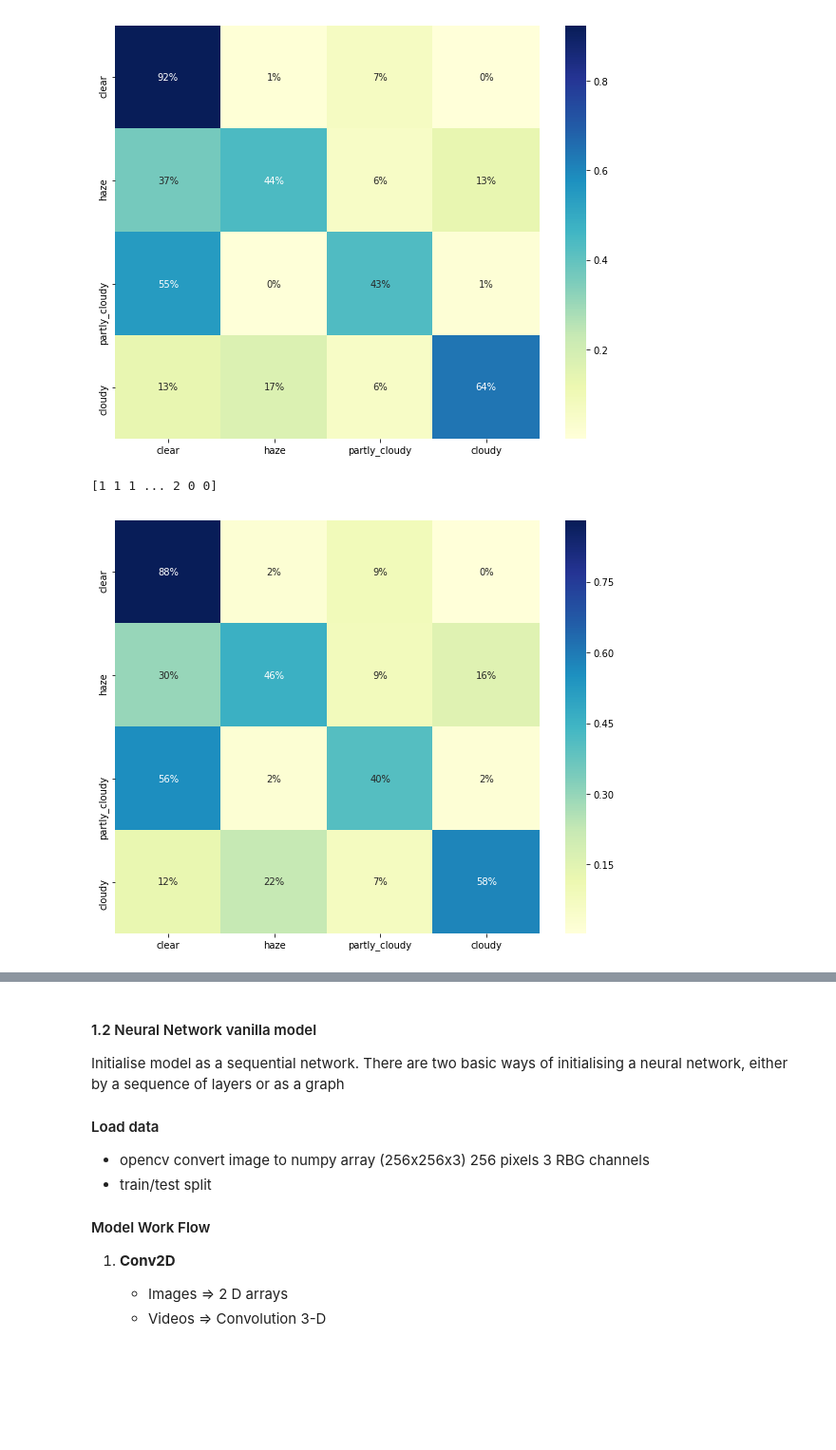
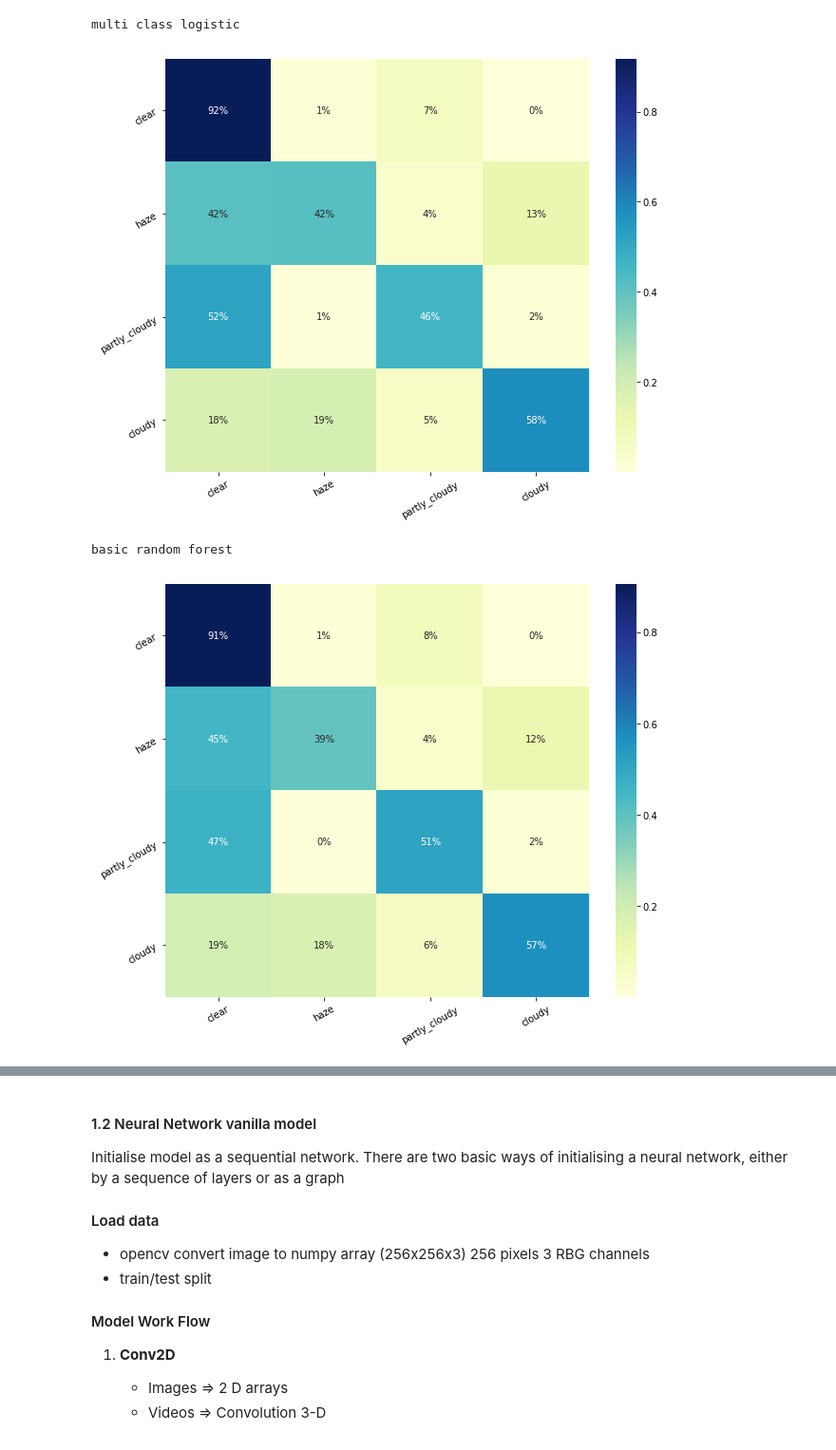
Before and after one commit to mumuxi15/02-Data-Science-Project, a Jupyter notebook: Multilabel image classification/Planet.ipynb, the cells around one changed output, grey strips where cells are left out. Shown at 95% size. Cells and saved outputs as stored; diff of their text form; code cells hidden in the pictures; blank space fills up the shorter version.

```diff
--- a/Multilabel image classification/Planet.ipynb
+++ b/Multilabel image classification/Planet.ipynb
@@ -40,8 +57,6 @@ Using TensorFlow backend.
 # %%
 """GLOBAL VARIABLE"""
 kaggle_path = '/home/ubuntu/.kaggle/competitions/planet-understanding-the-amazon-from-space/'
-weather_tags = ['clear','haze','partly_cloudy','cloudy']
-
 # kaggle_path = '/Users/mumuxi/.kaggle/competitions/planet-understanding-the-amazon-from-space/'
 
 def get_multitags(plot=False):
@@ -52,6 +67,7 @@ def get_multitags(plot=False):
     df = pd.DataFrame(data=M,columns=['0']+list(tokenizer.word_index.keys()))
     cols = df.columns.tolist()
     df = df[cols[-1:] + cols[1:-1]]
+    df = df.where(df <= 1, 1) #some photos cultivation appreared twice
     if plot:
         corr = df.corr()
         fig=plt.figure(figsize=(10, 8))
@@ -100,50 +101,0 @@ X_train,X_test,y_train,y_test = load_test_train()
-# %%
-def multi_class_logistic():
-    lgr = LogisticRegression(multi_class="multinomial",solver='newton-cg')
-    lgr.fit(X_train, y_train)
-    y_pred = lgr.predict(X_test)
-    plot_confusion_matrix(y_test,y_pred)
-print ('multi class logistic')
-multi_class_logistic()
-# %% [output]
-[figure, removed]
-# %%
-def random_forest():
-    rf = RandomForestClassifier()
-    rf.fit(X_train, y_train)
-    y_pred = rf.predict(X_test)
-    plot_confusion_matrix(y_test,y_pred)
-
-print ('basic random forest')
-random_forest()
-# %% [output]
-[1 1 1 ... 2 0 0]
-[figure, removed]
-# %%
-import xgboost as xgb
-def gbm_tree(X_train,y_train):
-    X_train, X_val, y_train, y_val = train_test_split(X_train, y_train, stratify=y_train,test_size=0.3, random_state=218)
-    gbm = xgb.XGBRegressor(
-                           n_estimators=3000, #arbitrary large number
-                           max_depth=3,
-                           objective="multi:softprob",
-                           learning_rate=.1,
-                           subsample=1,
-                           min_child_weight=1,
-                           colsample_bytree=.5,
-                           num_class=4
-                          )
-
-    eval_set=[(X_train,y_train),(X_val,y_val)] #tracking train/validation error as we go
-    gbm.fit(
-            X_train, y_train,
-            eval_set=eval_set,
-            eval_metric='mlogloss',
-            early_stopping_rounds=50,
-            verbose=True #gives output log as below
-    )
-    y_pred = gbm.predict(X_test, ntree_limit=gbm.best_ntree_limit).argmax(axis=1)
-    plot_confusion_matrix(y_test,y_pred)
-
-    return
-# gbm = gbm_tree(X_train,y_train)
@@ -149,0 +183,8 @@ def gbm_tree(X_train,y_train):
+# %%
+ss_predictor = Statistical_Approach()
+ss_predictor.run_models()
+# %% [output]
+multi class logistic
+[figure, added]
+basic random forest
+[figure, added]
```
Also changed, not shown: parts of 44 cells of this notebook, 2 other files.
